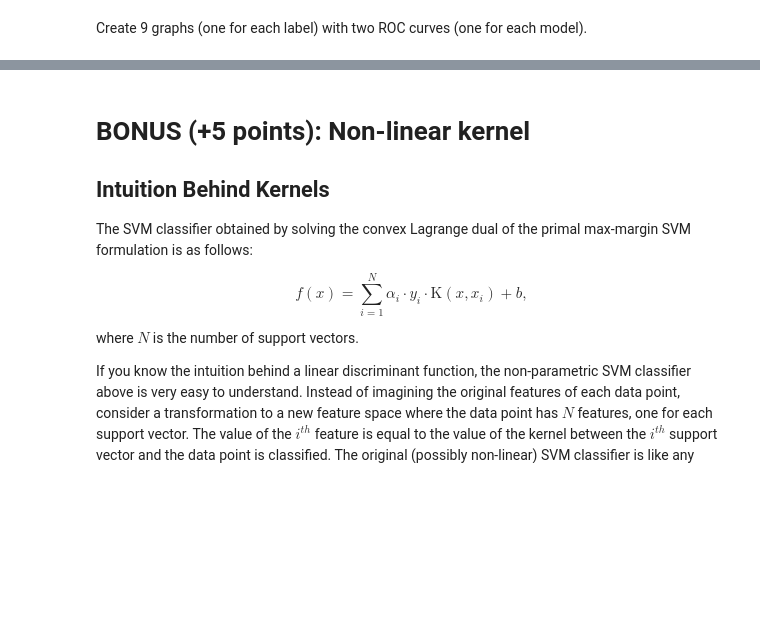
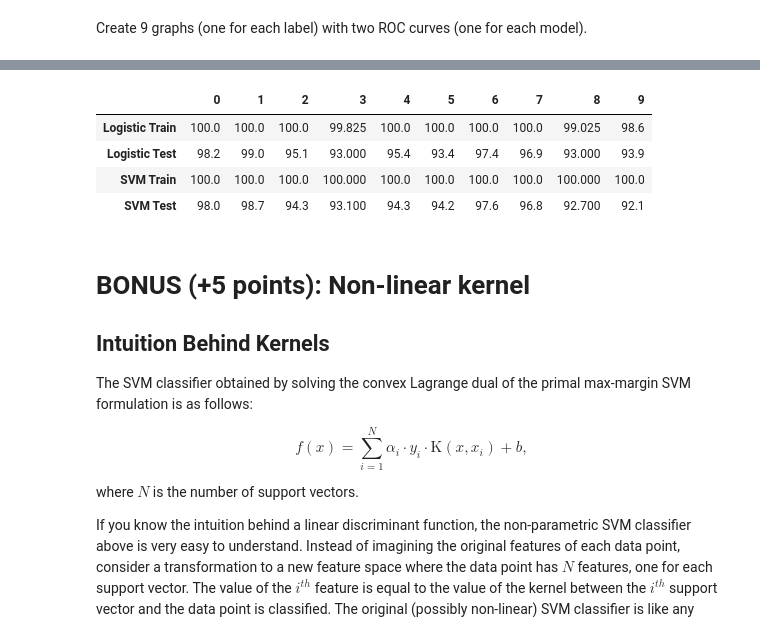
Before and after one commit to richmanpoorman/MachineLearningSpring2023, a Jupyter notebook: proj1/project1/notebook.ipynb, the cells around one changed output, grey strips where cells are left out. Drawn from its saved outputs; the diff is of its cells as text; code cells hidden in the pictures; blank space fills up the shorter version.

```diff
--- a/proj1/project1/notebook.ipynb
+++ b/proj1/project1/notebook.ipynb
@@ -633,3 +633,33 @@ for label in range(10):
+# %%
+# Create a table comparing SVM to Logistic
+
+accuracyTable = dict()
+
+train_predictions = np.array(train_predictions)
+test_predictions  = np.array(test_predictions)
+
+
+for label in range(10):
+    valueList = list()
+    # Logistic
+    valueList.append(logList[bestLogCIdx][label].score(train_samples, trainBinaries[label]) * 100)
+    valueList.append(logList[bestLogCIdx][label].score(test_samples, testBinaries[label]) * 100)
+
+    # SVM
+    valueList.append(svm_list[bestLogCIdx][label].score(train_samples, trainBinaries[label]) * 100)
+    valueList.append(svm_list[bestLogCIdx][label].score(test_samples, testBinaries[label]) * 100)
+
+    accuracyTable[label] = valueList
+
+df = pd.DataFrame(accuracyTable, index = ["Logistic Train", "Logistic Test", "SVM Train", "SVM Test"])
+
+display(df)
+# %% [output]
+|  | 0 | 1 | 2 | 3 | 4 | 5 | 6 | 7 | 8 | 9 |
+| Logistic Train | 100.0 | 100.0 | 100.0 | 99.825 | 100.0 | 100.0 | 100.0 | 100.0 | 99.025 | 98.6 |
+| Logistic Test | 98.2 | 99.0 | 95.1 | 93.000 | 95.4 | 93.4 | 97.4 | 96.9 | 93.000 | 93.9 |
+| SVM Train | 100.0 | 100.0 | 100.0 | 100.000 | 100.0 | 100.0 | 100.0 | 100.0 | 100.000 | 100.0 |
+| SVM Test | 98.0 | 98.7 | 94.3 | 93.100 | 94.3 | 94.2 | 97.6 | 96.8 | 92.700 | 92.1 |
 # %% [markdown]
 # BONUS (+5 points): Non-linear kernel
 ## Intuition Behind Kernels
```
Also changed, not shown: parts of 13 cells of this notebook, 39 other files.
